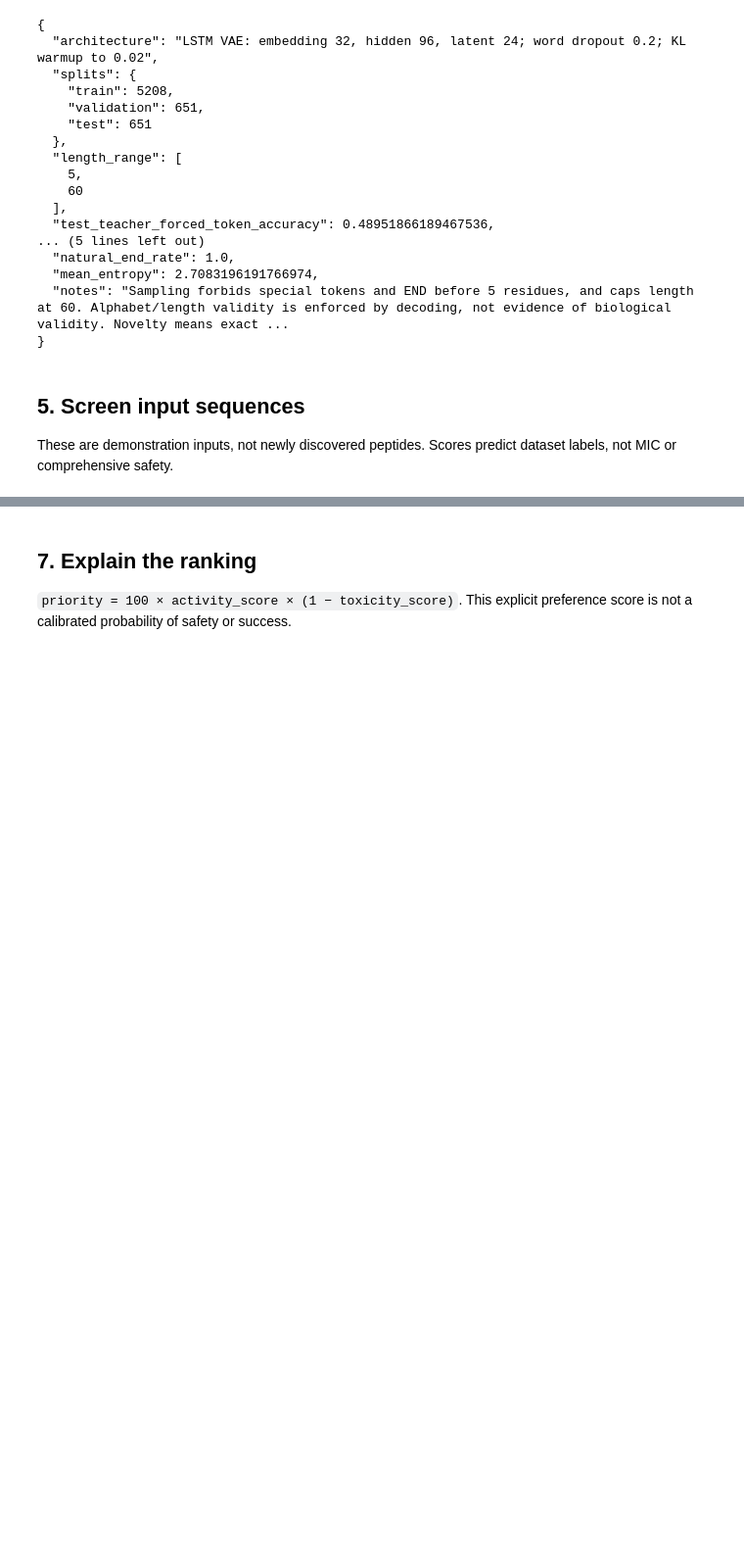
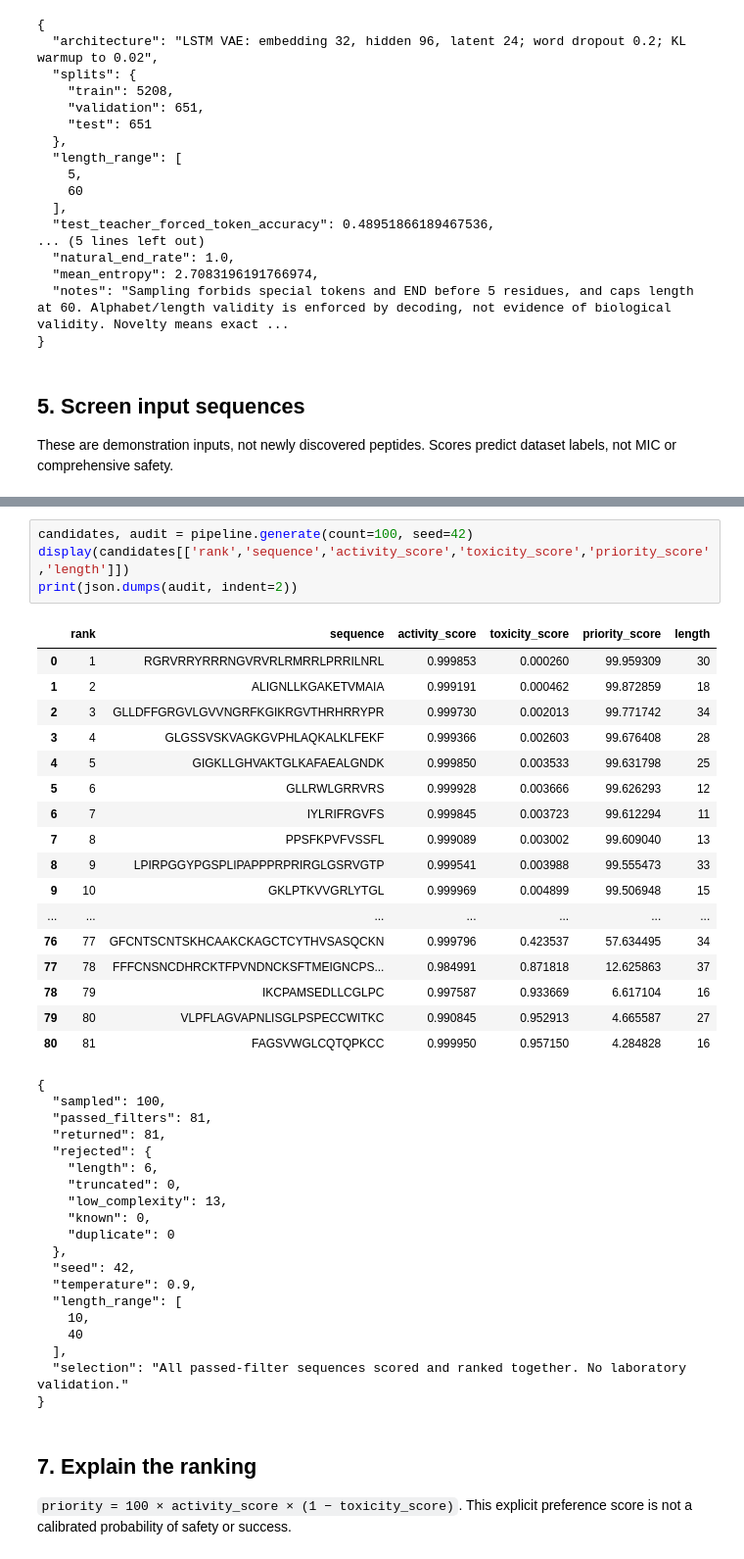
Before and after one commit to chirag3206/PeptideLab, a Jupyter notebook: Notebooks/03_Final_Project_Walkthrough.ipynb, the cells around one changed output, grey strips where cells are left out. Shown at 98% size. Cells and saved outputs as stored; diff of their text form; blank space fills up the shorter version.

Commit message:
Rank, plot, and export every passed-filter peptide with explicit ranks

```diff
--- a/Notebooks/03_Final_Project_Walkthrough.ipynb
+++ b/Notebooks/03_Final_Project_Walkthrough.ipynb
@@ -156,3 +120,44 @@ print(json.dumps(audit, indent=2))
+# %%
+candidates, audit = pipeline.generate(count=100, seed=42)
+display(candidates[['rank','sequence','activity_score','toxicity_score','priority_score','length']])
+print(json.dumps(audit, indent=2))
+# %% [output]
+|  | rank | sequence | activity_score | toxicity_score | priority_score | length |
+| 0 | 1 | RGRVRRYRRRNGVRVRLRMRRLPRRILNRL | 0.999853 | 0.000260 | 99.959309 | 30 |
+| 1 | 2 | ALIGNLLKGAKETVMAIA | 0.999191 | 0.000462 | 99.872859 | 18 |
+| 2 | 3 | GLLDFFGRGVLGVVNGRFKGIKRGVTHRHRRYPR | 0.999730 | 0.002013 | 99.771742 | 34 |
+| 3 | 4 | GLGSSVSKVAGKGVPHLAQKALKLFEKF | 0.999366 | 0.002603 | 99.676408 | 28 |
+| 4 | 5 | GIGKLLGHVAKTGLKAFAEALGNDK | 0.999850 | 0.003533 | 99.631798 | 25 |
+| 5 | 6 | GLLRWLGRRVRS | 0.999928 | 0.003666 | 99.626293 | 12 |
+| 6 | 7 | IYLRIFRGVFS | 0.999845 | 0.003723 | 99.612294 | 11 |
+| 7 | 8 | PPSFKPVFVSSFL | 0.999089 | 0.003002 | 99.609040 | 13 |
+| 8 | 9 | LPIRPGGYPGSPLIPAPPPRPRIRGLGSRVGTP | 0.999541 | 0.003988 | 99.555473 | 33 |
+| 9 | 10 | GKLPTKVVGRLYTGL | 0.999969 | 0.004899 | 99.506948 | 15 |
+| ... | ... | ... | ... | ... | ... | ... |
+| 76 | 77 | GFCNTSCNTSKHCAAKCKAGCTCYTHVSASQCKN | 0.999796 | 0.423537 | 57.634495 | 34 |
+| 77 | 78 | FFFCNSNCDHRCKTFPVNDNCKSFTMEIGNCPS... | 0.984991 | 0.871818 | 12.625863 | 37 |
+| 78 | 79 | IKCPAMSEDLLCGLPC | 0.997587 | 0.933669 | 6.617104 | 16 |
+| 79 | 80 | VLPFLAGVAPNLISGLPSPECCWITKC | 0.990845 | 0.952913 | 4.665587 | 27 |
+| 80 | 81 | FAGSVWGLCQTQPKCC | 0.999950 | 0.957150 | 4.284828 | 16 |
+{
+  "sampled": 100,
+  "passed_filters": 81,
+  "returned": 81,
+  "rejected": {
+    "length": 6,
+    "truncated": 0,
+    "low_complexity": 13,
+    "known": 0,
+    "duplicate": 0
+  },
+  "seed": 42,
+  "temperature": 0.9,
+  "length_range": [
+    10,
+    40
+  ],
+  "selection": "All passed-filter sequences scored and ranked together. No laboratory validation."
+}
 # %% [markdown]
 ## 7. Explain the ranking
 `priority = 100 × activity_score × (1 − toxicity_score)`. This explicit preference score is not a calibrated probability of safety or success.
```
Also changed, not shown: parts of 5 cells of this notebook, 20 other files.
